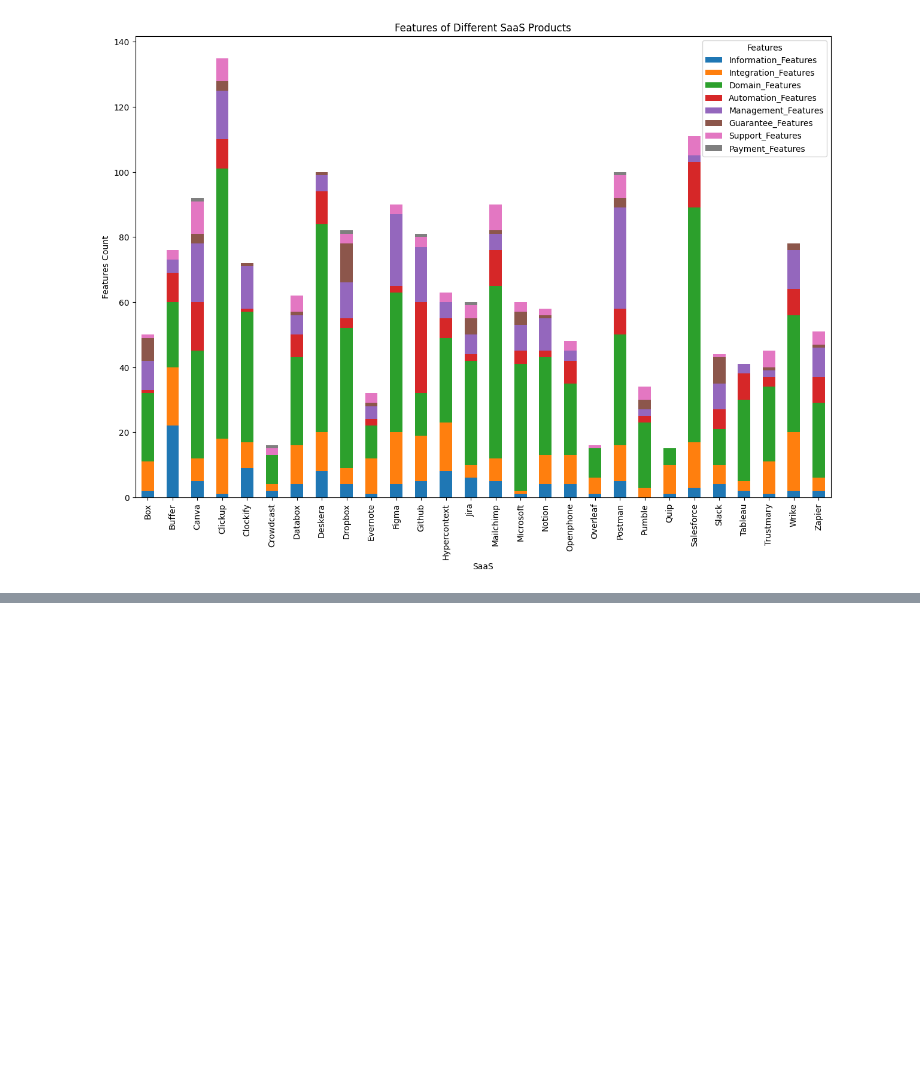
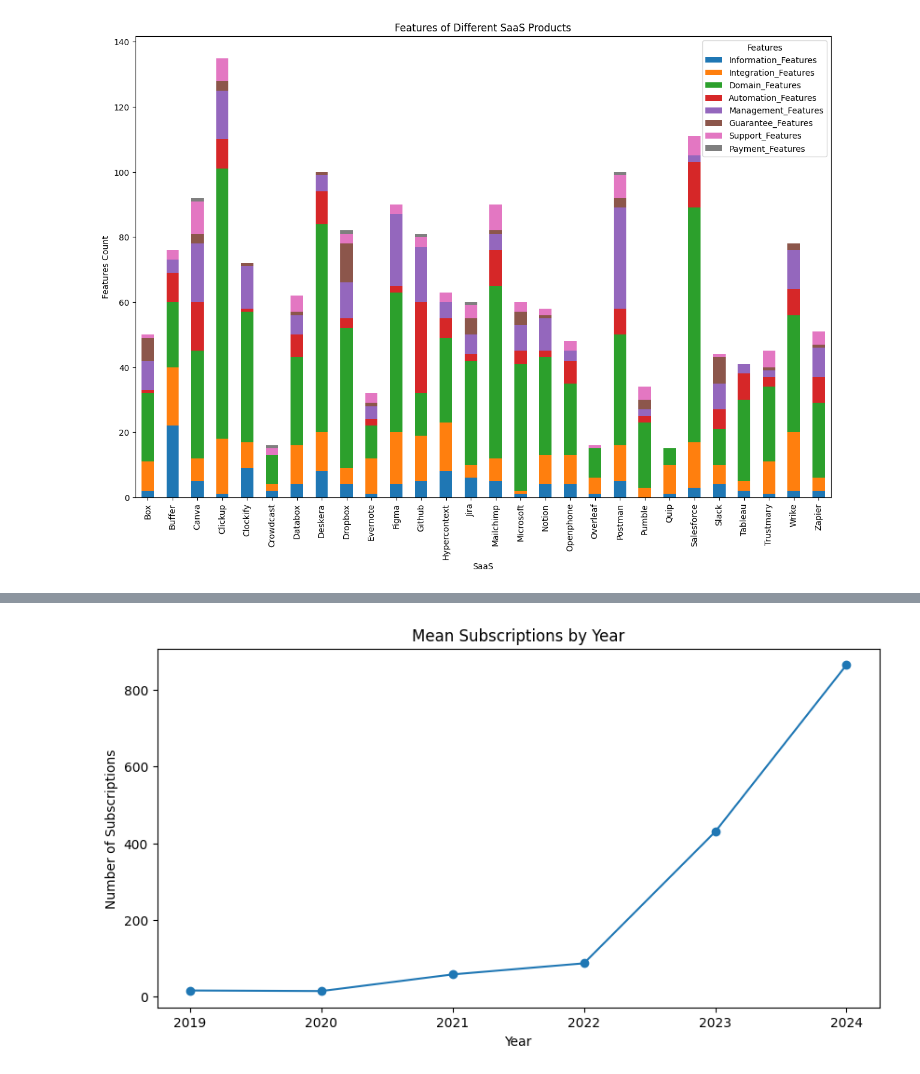
Before and after one commit to isa-group/SaaS-analysis, a Jupyter notebook: scripts/analytics/figures.ipynb, the cells around one changed output, grey strips where cells are left out. Drawn from its saved outputs; the diff is of its cells as text; code cells hidden in the pictures; blank space fills up the shorter version.

```diff
--- a/scripts/analytics/figures.ipynb
+++ b/scripts/analytics/figures.ipynb
@@ -851,0 +1034,9 @@ plt.show()
+# %%
+plt.figure(figsize=(10, 5))
+subscriptions_df.groupby('Year')['Subscriptions'].mean().plot(marker='o')
+plt.title('Mean Subscriptions by Year')
+plt.xlabel('Year')
+plt.ylabel('Number of Subscriptions')
+plt.show()
+# %% [output]
+[figure, added]
```
Also changed, not shown: parts of 7 cells of this notebook, 3 other files.
